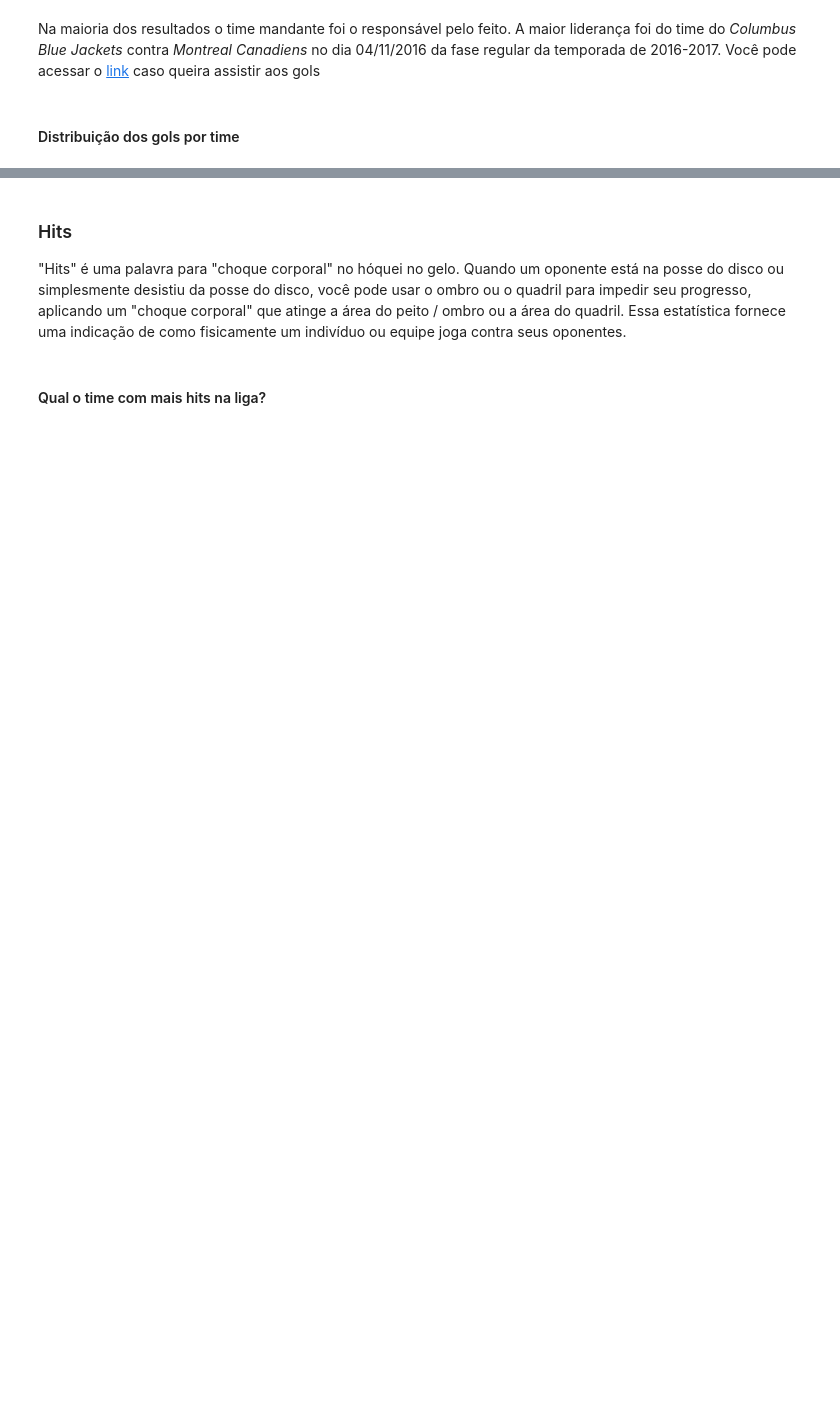
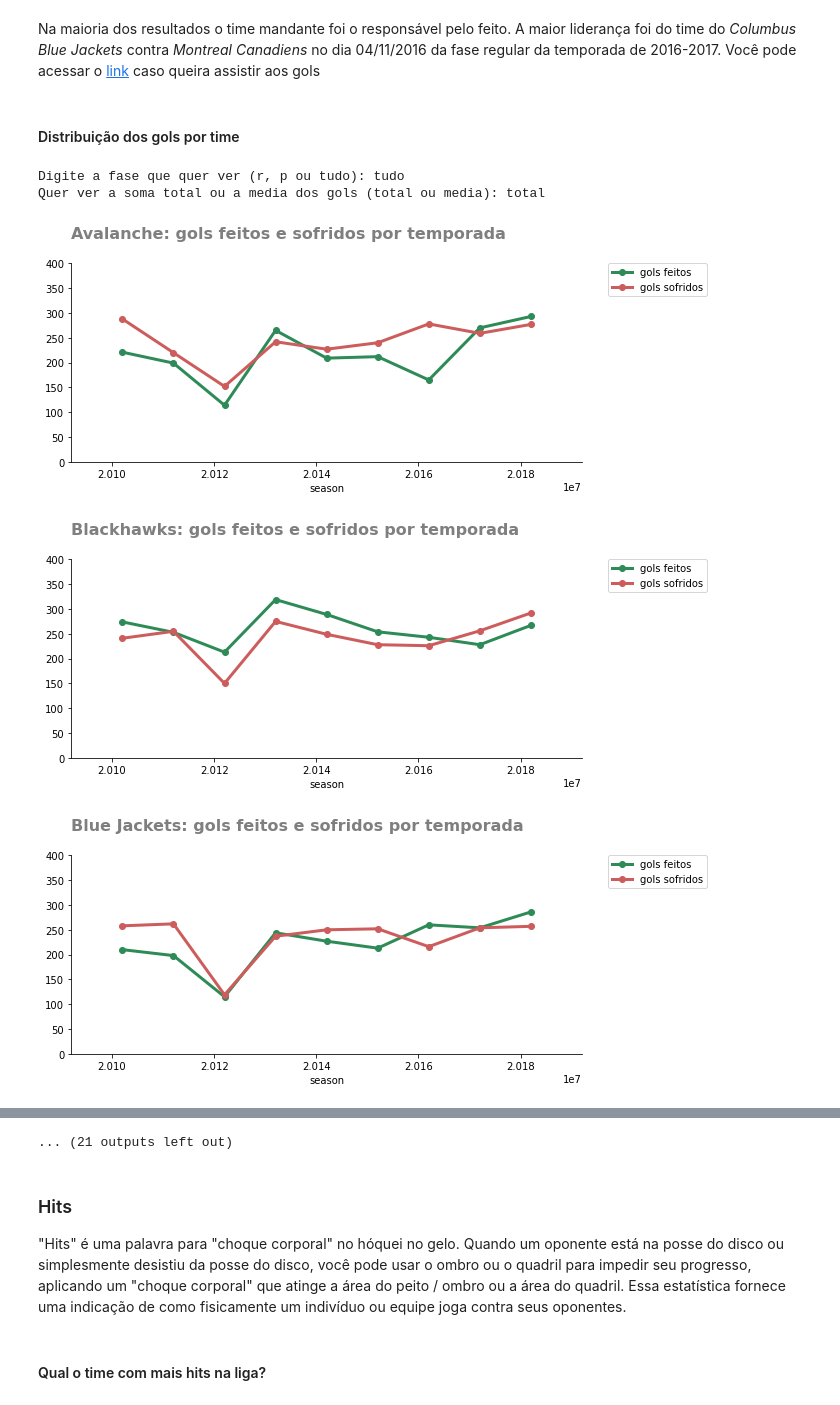
Before and after one commit to DanOakStats/NHL, a Jupyter notebook: eda_data_codeless.ipynb, the cells around one changed output, grey strips where cells are left out. Drawn from its saved outputs; the diff is of its cells as text; code cells hidden in the pictures; blank space fills up the shorter version.

```diff
--- a/eda_data_codeless.ipynb
+++ b/eda_data_codeless.ipynb
@@ -380,0 +346,8 @@ for team in list(nhl_eda["team_name"].sort_values().unique()):
+# %%
+show_goals(df=nhl_eda)
+# %% [output]
+Digite a fase que quer ver (r, p ou tudo): tudo
+Quer ver a soma total ou a media dos gols (total ou media): total
+[figure, added]
+[figure, added]
+[figure, added]
@@ -381,3 +362,4 @@ for team in list(nhl_eda["team_name"].sort_values().unique()):
+... (21 outputs left out)
 # %% [markdown]
 ### Hits
 "Hits" é uma palavra para "choque corporal" no hóquei no gelo. Quando um oponente está na posse do disco ou simplesmente desistiu da posse do disco, você pode usar o ombro ou o quadril para impedir seu progresso, aplicando um "choque corporal" que atinge a área do peito / ombro ou a área do quadril. Essa estatística fornece uma indicação de como fisicamente um indivíduo ou equipe joga contra seus oponentes.
```
Also changed, not shown: parts of 9 cells of this notebook.
